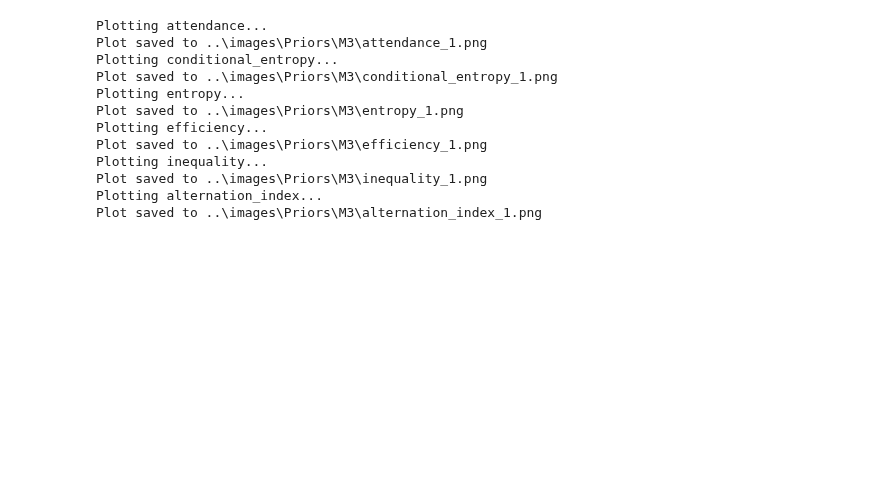
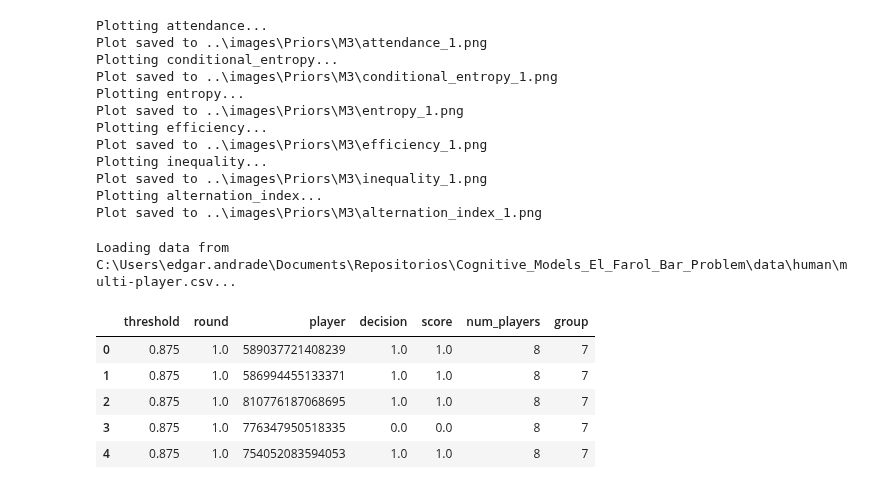
Before and after one commit to EAndrade-Lotero/Cognitive_Models_El_Farol_Bar_Problem, a Jupyter notebook: Notebooks/test_Priors.ipynb, the cells around one changed output. Cells and saved outputs as stored; diff of their text form; code cells hidden in the pictures; blank space fills up the shorter version.

```diff
--- a/Notebooks/test_Priors.ipynb
+++ b/Notebooks/test_Priors.ipynb
@@ -190,0 +205,22 @@ Plot saved to ..\images\Priors\M3\alternation_index_1.png
+# %%
+file_names = ['multi-player.csv']
+data_folder = PATHS['human_data']
+df_list = list()
+for file_name in file_names:
+	file = data_folder / Path(file_name)
+	print(f'Loading data from {file}...')
+	df = pd.read_csv(file)
+	df_list.append(df)
+data = pd.concat(df_list, ignore_index=True)
+columns = ['threshold', 'num_players', 'group', 'round', 'player', 'score', 'decision']
+drop_columns = [col for col in data.columns if col not in columns]
+data.drop(columns=drop_columns, inplace=True)
+data.head()
+# %% [output]
+Loading data from C:\Users\edgar.andrade\Documents\Repositorios\Cognitive_Models_El_Farol_Bar_Problem\data\human\multi-player.csv...
+|  | threshold | round | player | decision | score | num_players | group |
+| 0 | 0.875 | 1.0 | 589037721408239 | 1.0 | 1.0 | 8 | 7 |
+| 1 | 0.875 | 1.0 | 586994455133371 | 1.0 | 1.0 | 8 | 7 |
+| 2 | 0.875 | 1.0 | 810776187068695 | 1.0 | 1.0 | 8 | 7 |
+| 3 | 0.875 | 1.0 | 776347950518335 | 0.0 | 0.0 | 8 | 7 |
+| 4 | 0.875 | 1.0 | 754052083594053 | 1.0 | 1.0 | 8 | 7 |
```
Also changed, not shown: parts of 5 cells of this notebook, 3 other files.
